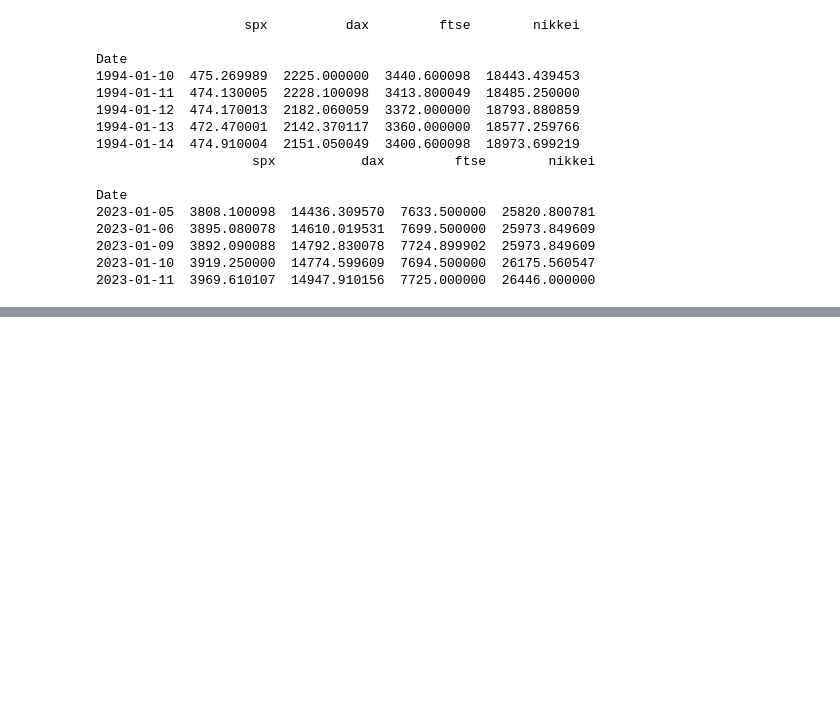
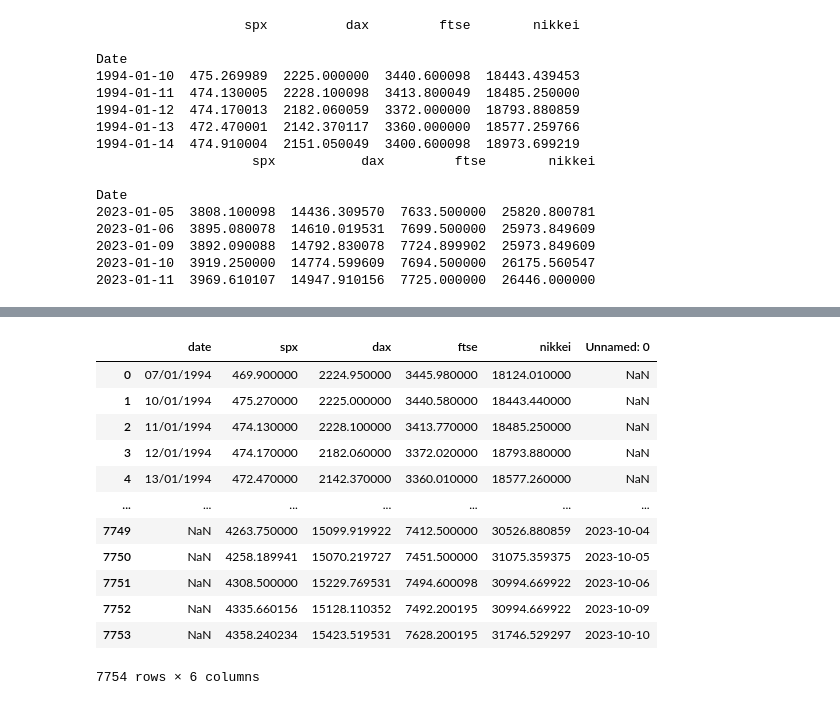
Before and after one commit to Egeekle/Time.Series-Analysis-Wk, a Jupyter notebook: 0. Updating The Dataset.ipynb, the cells around one changed output, grey strips where cells are left out. Cells and saved outputs as stored; diff of their text form; code cells hidden in the pictures; blank space fills up the shorter version.

```diff
--- a/0. Updating The Dataset.ipynb
+++ b/0. Updating The Dataset.ipynb
@@ -98,0 +118,24 @@ df_copy.to_csv('Index_2018_new.csv')
+# %%
+# Lee los dos archivos CSV en DataFrames separados
+df1 = pd.read_csv('Index2018.csv')
+df2 = pd.read_csv('Index_2018_new.csv')
+
+# Fusiona los DataFrames en uno solo
+Index_united= pd.concat([df1, df2], ignore_index=True)
+
+# Ahora `merged_df` contiene la fusión de los dos archivos CSV
+Index_united
+# %% [output]
+|  | date | spx | dax | ftse | nikkei | Unnamed: 0 |
+| 0 | 07/01/1994 | 469.900000 | 2224.950000 | 3445.980000 | 18124.010000 | NaN |
+| 1 | 10/01/1994 | 475.270000 | 2225.000000 | 3440.580000 | 18443.440000 | NaN |
+| 2 | 11/01/1994 | 474.130000 | 2228.100000 | 3413.770000 | 18485.250000 | NaN |
+| 3 | 12/01/1994 | 474.170000 | 2182.060000 | 3372.020000 | 18793.880000 | NaN |
+| 4 | 13/01/1994 | 472.470000 | 2142.370000 | 3360.010000 | 18577.260000 | NaN |
+| ... | ... | ... | ... | ... | ... | ... |
+| 7749 | NaN | 4263.750000 | 15099.919922 | 7412.500000 | 30526.880859 | 2023-10-04 |
+| 7750 | NaN | 4258.189941 | 15070.219727 | 7451.500000 | 31075.359375 | 2023-10-05 |
+| 7751 | NaN | 4308.500000 | 15229.769531 | 7494.600098 | 30994.669922 | 2023-10-06 |
+| 7752 | NaN | 4335.660156 | 15128.110352 | 7492.200195 | 30994.669922 | 2023-10-09 |
+| 7753 | NaN | 4358.240234 | 15423.519531 | 7628.200195 | 31746.529297 | 2023-10-10 |
+7754 rows × 6 columns
```
Also changed, not shown: parts of 9 cells of this notebook, 1 other file.
